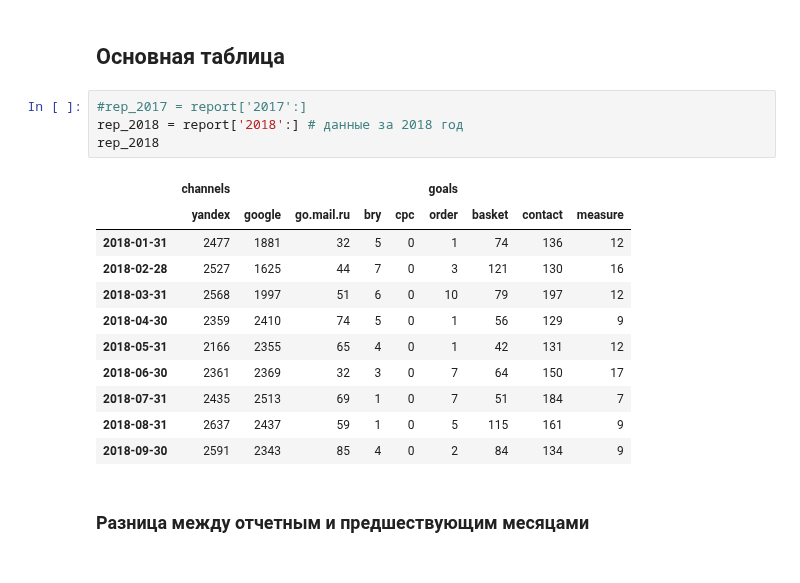
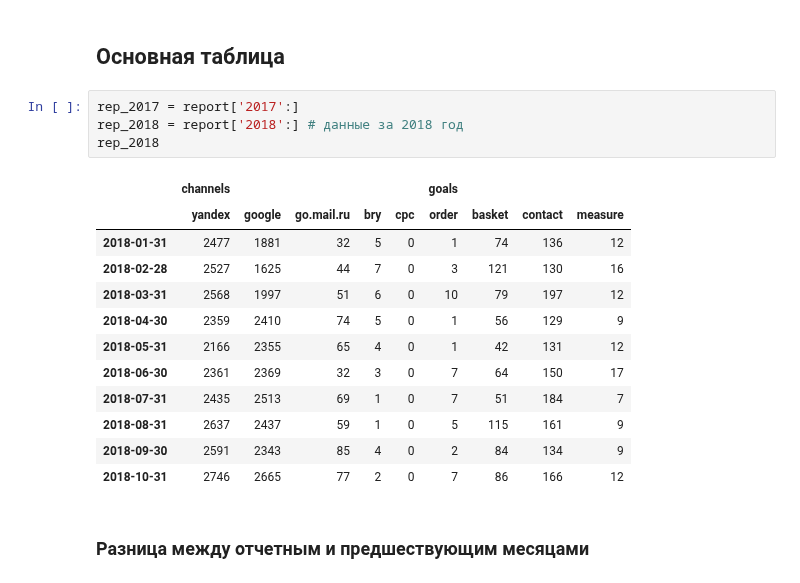
Before and after one commit to robosnob/took-took.ru, a Jupyter notebook: Reports/Took-Took.ru.ipynb, the cells around one changed output. Saved outputs shown, nothing was run; the diff lists cells and outputs as text.

```diff
--- a/Reports/Took-Took.ru.ipynb
+++ b/Reports/Took-Took.ru.ipynb
@@ -27,21 +27,22 @@ prev_month, next_month = curr_month - offset, curr_month + offset
 # %% [markdown]
 <h2>Основная таблица</h2>
 # %%
-#rep_2017 = report['2017':]
+rep_2017 = report['2017':]
 rep_2018 = report['2018':] # данные за 2018 год
 rep_2018
 # %% [output]
 |  | channels |  |  |  |  | goals |  |  |  |
 |  | yandex | google | go.mail.ru | bry | cpc | order | basket | contact | measure |
 | 2018-01-31 | 2477 | 1881 | 32 | 5 | 0 | 1 | 74 | 136 | 12 |
 | 2018-02-28 | 2527 | 1625 | 44 | 7 | 0 | 3 | 121 | 130 | 16 |
 | 2018-03-31 | 2568 | 1997 | 51 | 6 | 0 | 10 | 79 | 197 | 12 |
 | 2018-04-30 | 2359 | 2410 | 74 | 5 | 0 | 1 | 56 | 129 | 9 |
 | 2018-05-31 | 2166 | 2355 | 65 | 4 | 0 | 1 | 42 | 131 | 12 |
 | 2018-06-30 | 2361 | 2369 | 32 | 3 | 0 | 7 | 64 | 150 | 17 |
 | 2018-07-31 | 2435 | 2513 | 69 | 1 | 0 | 7 | 51 | 184 | 7 |
 | 2018-08-31 | 2637 | 2437 | 59 | 1 | 0 | 5 | 115 | 161 | 9 |
 | 2018-09-30 | 2591 | 2343 | 85 | 4 | 0 | 2 | 84 | 134 | 9 |
+| 2018-10-31 | 2746 | 2665 | 77 | 2 | 0 | 7 | 86 | 166 | 12 |
 # %% [markdown]
 <h3>Разница между отчетным и предшествующим месяцами</h3>
 # %%
```
Also changed, not shown: parts of 7 cells of this notebook.
